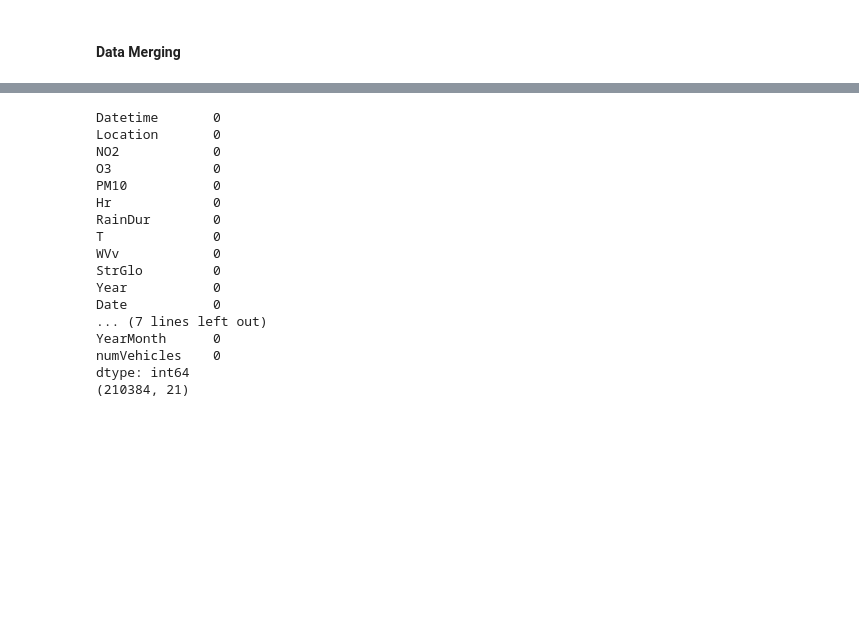
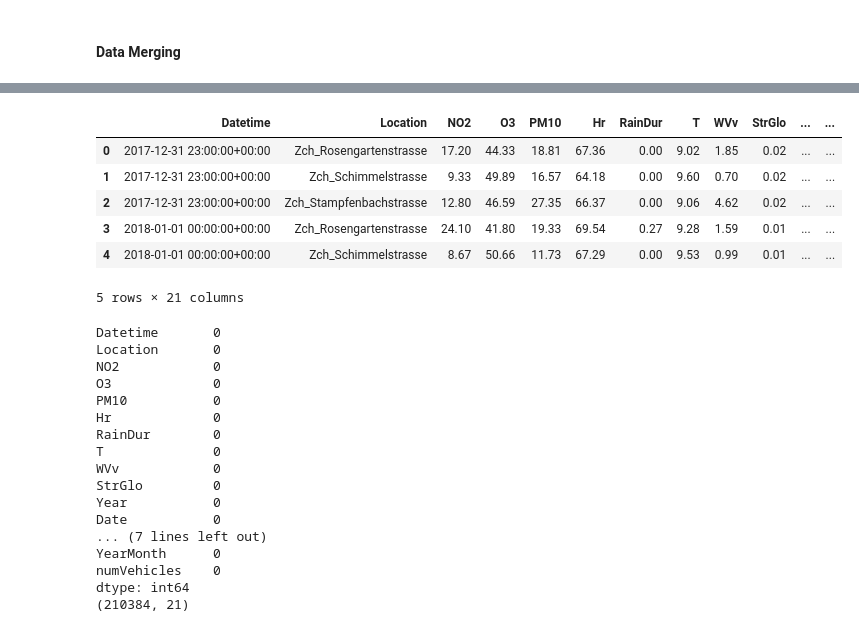
Before and after one commit to JitkaRantanen/AS2025_CO2-GroupProject, a Jupyter notebook: Masterfile.ipynb, the cells around one changed output, grey strips where cells are left out. Saved outputs shown, nothing was run; the diff lists cells and outputs as text; code cells hidden in the pictures; blank space fills up the shorter version.

```diff
--- a/Masterfile.ipynb
+++ b/Masterfile.ipynb
@@ -420,13 +424,13 @@ df_traffic_raw = read_files(file_paths=files_traffic, drop_columns=["MSID", "MSN
 # %%
-# Create a map for the stations, that the stations of the traffic data can be merged with the stations of the air pollution and meteo data.
-station_map = {
+# Create a map for the locaions, that the stations of the traffic data can be merged with the stations of the air pollution and meteo data.
+loctaion_map = {
     "Rosengartenstrasse (Nordstrasse)": "Zch_Rosengartenstrasse",
     "Stampfenbachstrasse (Wasserwerkstrasse)": "Zch_Stampfenbachstrasse",
     "Schimmelstrasse (Werdstrasse)": "Zch_Schimmelstrasse"
 }
 # %%
-# Check whether the stations in the traffic data are only those three stations we want to keep and combine.
-df_traffic_raw = df_traffic_raw[df_traffic_raw["ZSName"].isin(station_map)]
+# Check whether the stations in the traffic data are only those three location we want to keep and combine.
+df_traffic_raw = df_traffic_raw[df_traffic_raw["ZSName"].isin(location_map)]
 df_traffic_raw["Location"] = df_traffic_raw["ZSName"].map(station_map)
 
 # select the necessary columns only
@@ -617,7 +614,7 @@ There is a clear weekly and hourly pattern, but no monthly pattern.
 # %% [markdown]
 For imputing the missing numbers of vehicles, we group the data according to year, weekday, and hour and calculate the mean. There is a yearly, weekly, and hourly trend in the data. In the end, we get 210'384 data points, which is correct: 8 years * 365 days * 24 hours * 3 locations + (2 leap years * 24 hours * 3 locations) = 210'384.
 # %%
-df_traffic["AnzFahrzeuge"] = df_traffic.groupby(["Year", "Weekday", "Hour"])["AnzFahrzeuge"].transform(
+df_traffic["numVehicles"] = df_traffic.groupby(["Year", "Weekday", "Hour"])["numVehicles"].transform(
     lambda s: s.fillna(s.mean())
 )
 
@@ -1113,3 +1104,25 @@ df_combined.tail()
+# %%
+# Combine all datasets across days and locations
+df_combined = df_pollutants_pivot.merge(df_meteo_pivot, on=["Datetime", "Location"], how="inner") \
+    .merge(df_traffic, on=["Datetime", "Location"], how="inner")
+
+# remove the duplicated column "Year"
+df_combined = df_combined.drop(
+    columns=[c for c in df_combined.columns
+             if c.startswith("Year_") or c.startswith("Hour_") or c.startswith("Month_str_") or c.startswith("Weekday_str_")]
+)
+
+df_combined = df_combined.drop(columns=["Month_x", "Weekday_x", "Month_y", "Weekday_y"])
+
+df_combined.head()
+# %% [output]
+|  | Datetime | Location | NO2 | O3 | PM10 | Hr | RainDur | T | WVv | StrGlo | ... | ... |
+| 0 | 2017-12-31 23:00:00+00:00 | Zch_Rosengartenstrasse | 17.20 | 44.33 | 18.81 | 67.36 | 0.00 | 9.02 | 1.85 | 0.02 | ... | ... |
+| 1 | 2017-12-31 23:00:00+00:00 | Zch_Schimmelstrasse | 9.33 | 49.89 | 16.57 | 64.18 | 0.00 | 9.60 | 0.70 | 0.02 | ... | ... |
+| 2 | 2017-12-31 23:00:00+00:00 | Zch_Stampfenbachstrasse | 12.80 | 46.59 | 27.35 | 66.37 | 0.00 | 9.06 | 4.62 | 0.02 | ... | ... |
+| 3 | 2018-01-01 00:00:00+00:00 | Zch_Rosengartenstrasse | 24.10 | 41.80 | 19.33 | 69.54 | 0.27 | 9.28 | 1.59 | 0.01 | ... | ... |
+| 4 | 2018-01-01 00:00:00+00:00 | Zch_Schimmelstrasse | 8.67 | 50.66 | 11.73 | 67.29 | 0.00 | 9.53 | 0.99 | 0.01 | ... | ... |
+5 rows × 21 columns
 # %%
 print(df_combined.isnull().sum())
 print(df_combined.shape)
```
Also changed, not shown: parts of 14 cells of this notebook.
